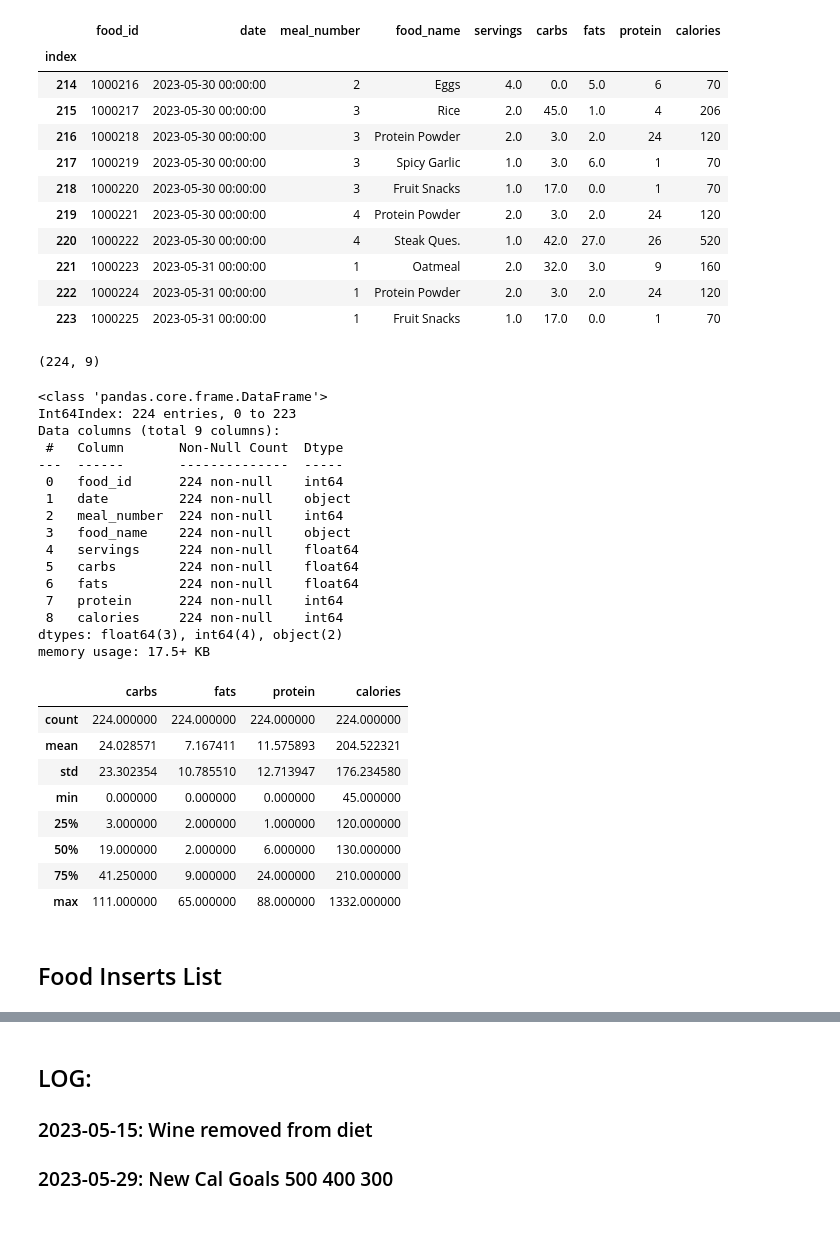
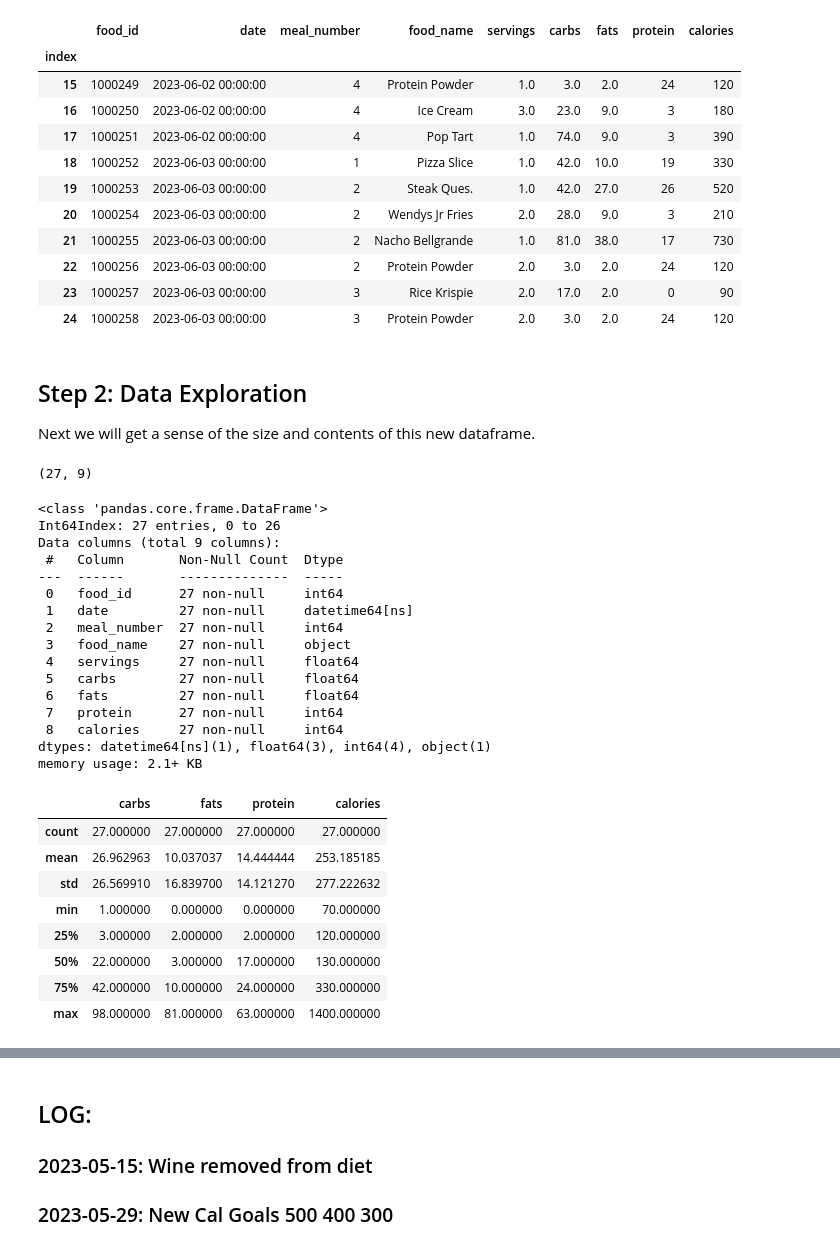
Before and after one commit to Artuk009/Case-Studies, a Jupyter notebook: MyFitnessAndNutrition/diet.ipynb, the cells around one changed output, grey strips where cells are left out. Drawn from its saved outputs; the diff is of its cells as text; code cells hidden in the pictures.

```diff
--- a/MyFitnessAndNutrition/diet.ipynb
+++ b/MyFitnessAndNutrition/diet.ipynb
@@ -5,60 +27,56 @@
 # %%
-import sqlite3
-import pandas as pd
-import seaborn as sns
-from matplotlib import pyplot as plt
-
 sql_connection = sqlite3.connect('diet.sqlite')
 # Import desired table and set the index to id.
-current_foods = pd.read_sql('SELECT * FROM may_2023', sql_connection, index_col='index')
+current_foods = pd.read_sql('SELECT * FROM june_2023', sql_connection, index_col='index')
 current_foods.tail(10)
 # %% [output]
 |  | food_id | date | meal_number | food_name | servings | carbs | fats | protein | calories |
 | index |  |  |  |  |  |  |  |  |  |
-| 214 | 1000216 | 2023-05-30 00:00:00 | 2 | Eggs | 4.0 | 0.0 | 5.0 | 6 | 70 |
-| 215 | 1000217 | 2023-05-30 00:00:00 | 3 | Rice | 2.0 | 45.0 | 1.0 | 4 | 206 |
-| 216 | 1000218 | 2023-05-30 00:00:00 | 3 | Protein Powder | 2.0 | 3.0 | 2.0 | 24 | 120 |
-| 217 | 1000219 | 2023-05-30 00:00:00 | 3 | Spicy Garlic | 1.0 | 3.0 | 6.0 | 1 | 70 |
-| 218 | 1000220 | 2023-05-30 00:00:00 | 3 | Fruit Snacks | 1.0 | 17.0 | 0.0 | 1 | 70 |
-| 219 | 1000221 | 2023-05-30 00:00:00 | 4 | Protein Powder | 2.0 | 3.0 | 2.0 | 24 | 120 |
-| 220 | 1000222 | 2023-05-30 00:00:00 | 4 | Steak Ques. | 1.0 | 42.0 | 27.0 | 26 | 520 |
-| 221 | 1000223 | 2023-05-31 00:00:00 | 1 | Oatmeal | 2.0 | 32.0 | 3.0 | 9 | 160 |
-| 222 | 1000224 | 2023-05-31 00:00:00 | 1 | Protein Powder | 2.0 | 3.0 | 2.0 | 24 | 120 |
-| 223 | 1000225 | 2023-05-31 00:00:00 | 1 | Fruit Snacks | 1.0 | 17.0 | 0.0 | 1 | 70 |
+| 15 | 1000249 | 2023-06-02 00:00:00 | 4 | Protein Powder | 1.0 | 3.0 | 2.0 | 24 | 120 |
+| 16 | 1000250 | 2023-06-02 00:00:00 | 4 | Ice Cream | 3.0 | 23.0 | 9.0 | 3 | 180 |
+| 17 | 1000251 | 2023-06-02 00:00:00 | 4 | Pop Tart | 1.0 | 74.0 | 9.0 | 3 | 390 |
+| 18 | 1000252 | 2023-06-03 00:00:00 | 1 | Pizza Slice | 1.0 | 42.0 | 10.0 | 19 | 330 |
+| 19 | 1000253 | 2023-06-03 00:00:00 | 2 | Steak Ques. | 1.0 | 42.0 | 27.0 | 26 | 520 |
+| 20 | 1000254 | 2023-06-03 00:00:00 | 2 | Wendys Jr Fries | 2.0 | 28.0 | 9.0 | 3 | 210 |
+| 21 | 1000255 | 2023-06-03 00:00:00 | 2 | Nacho Bellgrande | 1.0 | 81.0 | 38.0 | 17 | 730 |
+| 22 | 1000256 | 2023-06-03 00:00:00 | 2 | Protein Powder | 2.0 | 3.0 | 2.0 | 24 | 120 |
+| 23 | 1000257 | 2023-06-03 00:00:00 | 3 | Rice Krispie | 2.0 | 17.0 | 2.0 | 0 | 90 |
+| 24 | 1000258 | 2023-06-03 00:00:00 | 3 | Protein Powder | 2.0 | 3.0 | 2.0 | 24 | 120 |
+# %% [markdown]
+## Step 2: Data Exploration
+Next we will get a sense of the size and contents of this new dataframe.
 # %%
 current_foods.shape
 # %% [output]
-(224, 9)
+(27, 9)
 # %%
 current_foods.info()
 # %% [output]
 <class 'pandas.core.frame.DataFrame'>
-Int64Index: 224 entries, 0 to 223
+Int64Index: 27 entries, 0 to 26
 Data columns (total 9 columns):
  #   Column       Non-Null Count  Dtype
 ---  ------       --------------  -----
- 0   food_id      224 non-null    int64
- 1   date         224 non-null    object
- 2   meal_number  224 non-null    int64
- 3   food_name    224 non-null    object
- 4   servings     224 non-null    float64
- 5   carbs        224 non-null    float64
- 6   fats         224 non-null    float64
- 7   protein      224 non-null    int64
- 8   calories     224 non-null    int64
-dtypes: float64(3), int64(4), object(2)
-memory usage: 17.5+ KB
+ 0   food_id      27 non-null     int64
+ 1   date         27 non-null     datetime64[ns]
+ 2   meal_number  27 non-null     int64
+ 3   food_name    27 non-null     object
+ 4   servings     27 non-null     float64
+ 5   carbs        27 non-null     float64
+ 6   fats         27 non-null     float64
+ 7   protein      27 non-null     int64
+ 8   calories     27 non-null     int64
+dtypes: datetime64[ns](1), float64(3), int64(4), object(1)
+memory usage: 2.1+ KB
 # %%
 current_foods[['carbs','fats','protein','calories']].describe()
 # %% [output]
 |  | carbs | fats | protein | calories |
-| count | 224.000000 | 224.000000 | 224.000000 | 224.000000 |
-| mean | 24.028571 | 7.167411 | 11.575893 | 204.522321 |
-| std | 23.302354 | 10.785510 | 12.713947 | 176.234580 |
-| min | 0.000000 | 0.000000 | 0.000000 | 45.000000 |
-| 25% | 3.000000 | 2.000000 | 1.000000 | 120.000000 |
-| 50% | 19.000000 | 2.000000 | 6.000000 | 130.000000 |
-| 75% | 41.250000 | 9.000000 | 24.000000 | 210.000000 |
-| max | 111.000000 | 65.000000 | 88.000000 | 1332.000000 |
+| count | 27.000000 | 27.000000 | 27.000000 | 27.000000 |
+| mean | 26.962963 | 10.037037 | 14.444444 | 253.185185 |
+| std | 26.569910 | 16.839700 | 14.121270 | 277.222632 |
+| min | 1.000000 | 0.000000 | 0.000000 | 70.000000 |
+| 25% | 3.000000 | 2.000000 | 2.000000 | 120.000000 |
+| 50% | 22.000000 | 3.000000 | 17.000000 | 130.000000 |
+| 75% | 42.000000 | 10.000000 | 24.000000 | 330.000000 |
+| max | 98.000000 | 81.000000 | 63.000000 | 1400.000000 |
-# %% [markdown]
-## Food Inserts List
```
Also changed, not shown: parts of 36 cells of this notebook, 1 other file.
